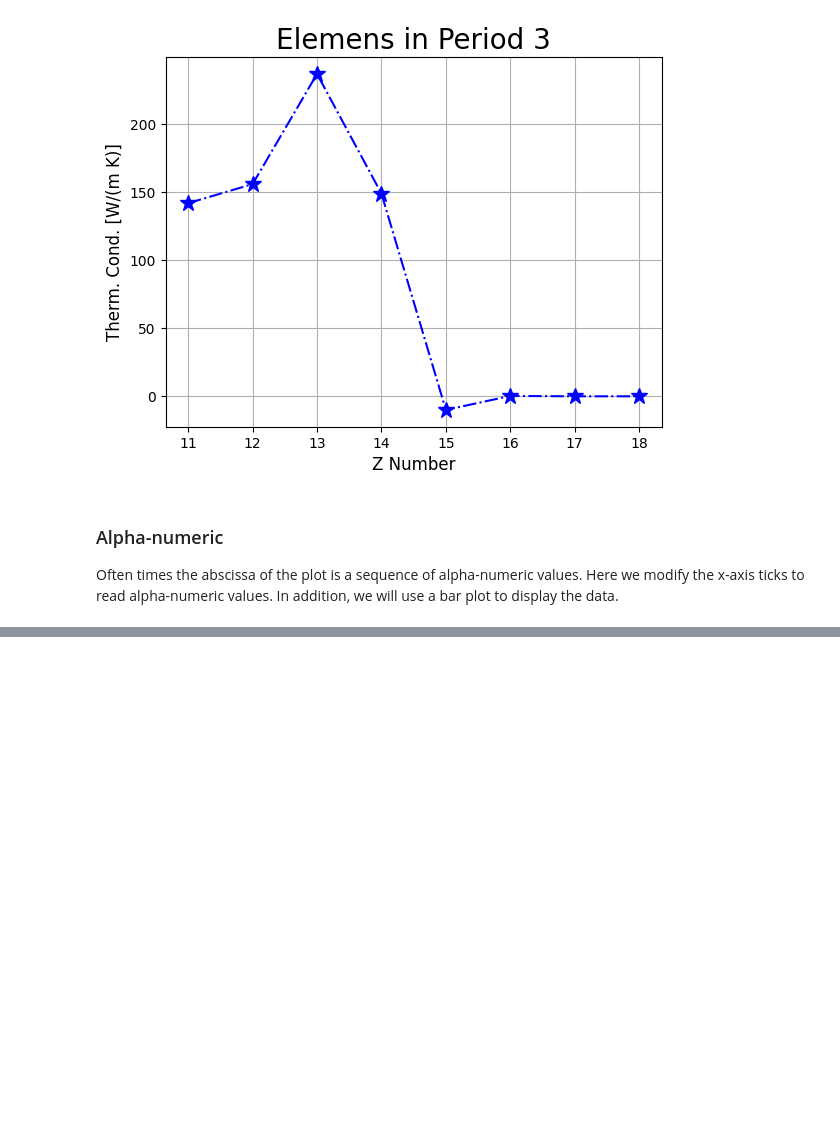
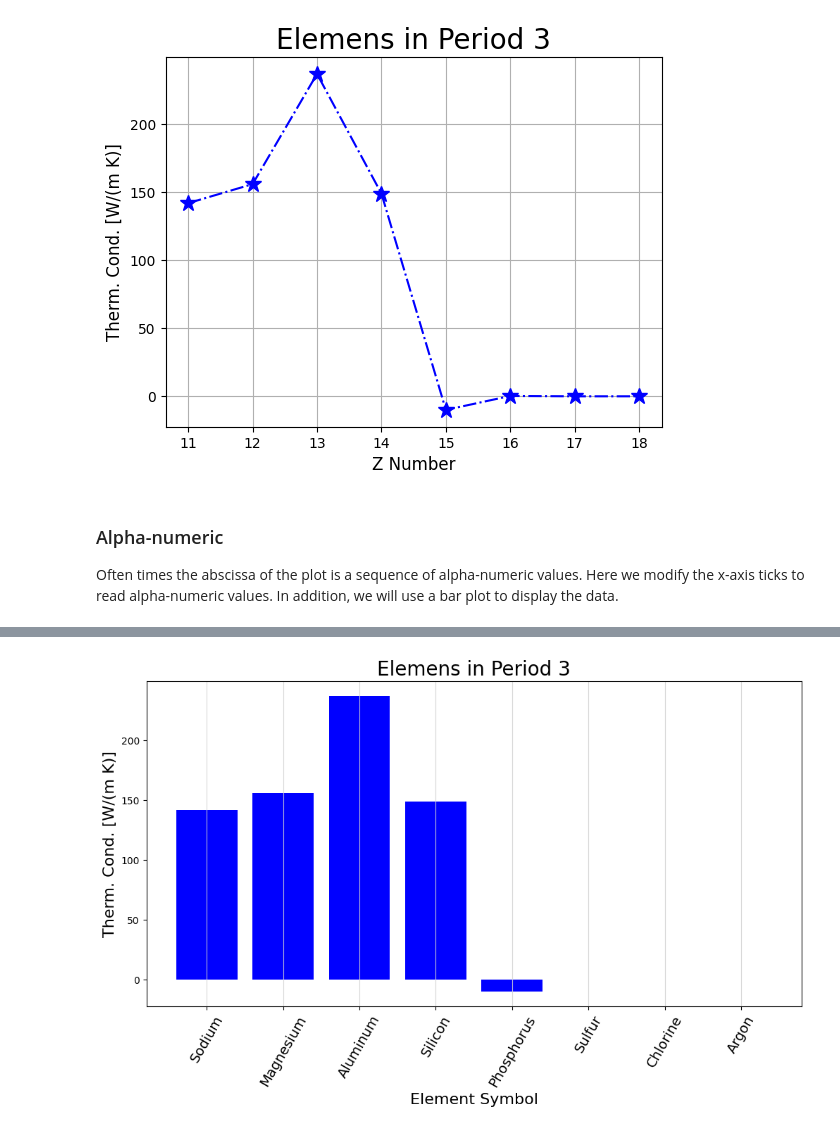
Before and after one commit to dpploy/ct-100, a Jupyter notebook: notebooks/06-plotting.ipynb, the cells around one changed output, grey strips where cells are left out. Saved outputs shown, nothing was run; the diff lists cells and outputs as text; code cells hidden in the pictures; blank space fills up the shorter version.

```diff
--- a/notebooks/06-plotting.ipynb
+++ b/notebooks/06-plotting.ipynb
@@ -212,17 +200,19 @@ plt.show()
 # %%
 '''Plot Thermal Conductivity versus Element Name'''
 
 import matplotlib.pyplot as plt
 
 fig, ax = plt.subplots(figsize=(12,6))
 
 ax.bar(x_data, y_data, color='blue', width=0.8)
 
 # here we rename the xtick labels with the element names
-plt.xticks( x_data, df2.columns, rotation=60,fontsize=14)
+plt.xticks(list(x_data), list(df2.columns), rotation=60,fontsize=14)
 
 ax.set_ylabel('Therm. Cond. [W/(m K)]',fontsize=16)
 ax.set_xlabel('Element Symbol',fontsize=16)
 ax.xaxis.grid(True,linestyle='-',which='major',color='lightgrey',alpha=0.9)
 plt.title('Elemens in Period '+str(period),fontsize=20)
 plt.show()
+# %% [output]
+[figure, added]
```
Also changed, not shown: parts of 2 cells of this notebook.
